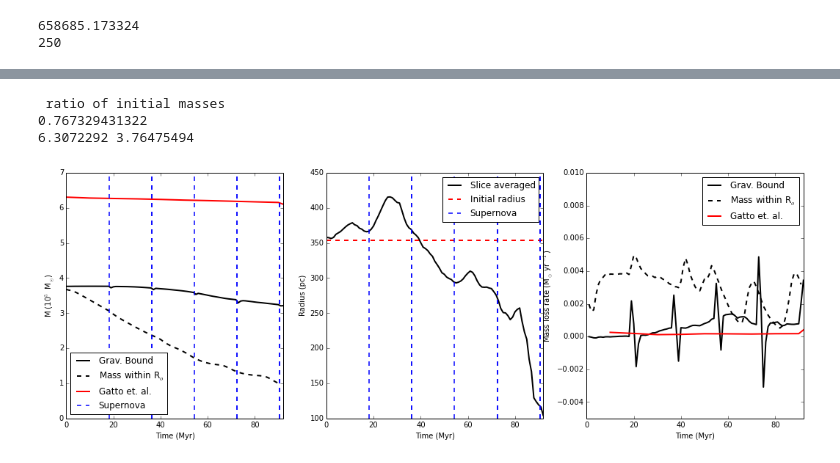
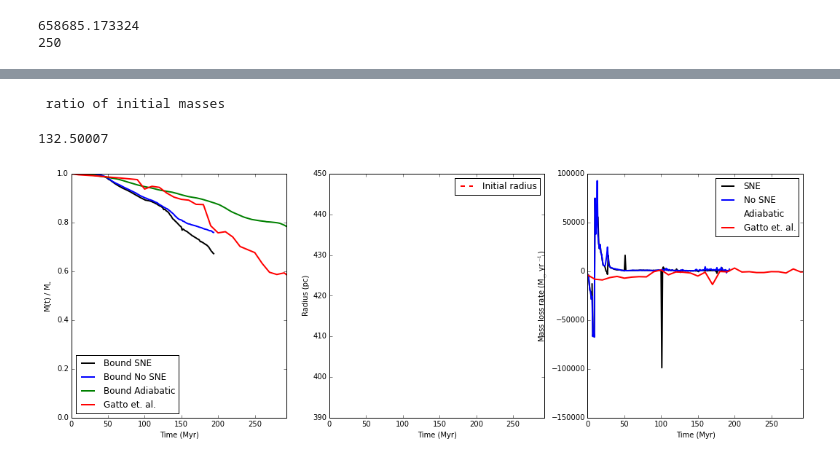
Before and after one commit to aemerick/dwarfs, a Jupyter notebook: analysis/plot/mass_radius_evolution.ipynb, the cells around one changed output, grey strips where cells are left out. Saved outputs shown, nothing was run; the diff lists cells and outputs as text; code cells hidden in the pictures.

```diff
--- a/analysis/plot/mass_radius_evolution.ipynb
+++ b/analysis/plot/mass_radius_evolution.ipynb
@@ -96,3 +118,0 @@ No SBcreate.dat found at /home/emerick/Research/dwarfs/flash_runs/carina_test_fu
-# %%
-fpath = '/home/emerick/Research/dwarfs/flash_runs/carina_test_full/'
-sim = dw.simulation("dwarf_fullp_hdf5", "flash.par", ds_dir = fpath, exact_times = True)
@@ -111,8 +119,15 @@ No SBcreate.dat found at /home/emerick/Research/dwarfs/flash_runs/carina_test_fu
 # %%
-mass_bound = np.genfromtxt(fpath + "grav_bound_mass_finalized.dat",names=True)
-mass_cont  = np.genfromtxt(fpath + "contained_mass_r0_0-91.dat",names=True)
-rad_slice  = np.genfromtxt(fpath + "density_slice_radius.dat",names=True)
-mass_cont['m'] = mass_cont['m'] / cgs.Msun
+mass_sne = np.genfromtxt(fpath + "lowres/mass_evol_0-194.dat",names=True)
+mass_nosne = np.genfromtxt(fpath + "lowres_nosne/mass_evol_0-194.dat",names=True)
+mass_adiabatic = np.genfromtxt(fpath + "../carina_adiabatic/mass_evolution_0-300.dat",names=True)
+
+mdot_sne = -1.0*deriv(mass_sne['m'],mass_sne['t']*1.0E6) # solar masses per Myr
+mdot_nosne = -1.0*deriv(mass_nosne['m'],mass_nosne['t']*1.0E6)
+mdot_adiabatic = -1.0*deriv(mass_adiabatic['m'],mass_adiabatic['t']*1.0E6)
+
+#mass_cont  = np.genfromtxt(fpath + "contained_mass_r0_0-91.dat",names=True)
+#rad_slice  = np.genfromtxt(fpath + "density_slice_radius.dat",names=True)
+#mass_cont['m'] = mass_cont['m'] / cgs.Msun
 # %%
 r0 = sim.radius.convert_to_units('pc').value
 # %%
@@ -128,11 +139,10 @@ print SB_times
 cdata = np.genfromtxt('CarMedMidMass.dat',names=True)
 mass_carina = cdata['M'] * 1.0E4
 time_carina = cdata['t'] * 10.0
+mdot_carina = deriv(mass_carina,time_carina*1.0E6)
 # %%
 print " ratio of initial masses"
-print mass_carina[0] / (1.31*mass_bound['m'][0] / 0.6)
-print mass_carina[0]/1.0E5, mass_bound['m'][0]/1.0E5
+#print mass_carina[0] / (1.31*mass_bound['m'][0] / 0.6)
+#print mass_carina[0]/1.0E5, mass_bound['m'][0]/1.0E5
 # %% [output]
  ratio of initial masses
-0.767329431322
-6.3072292 3.76475494
@@ -149,42 +149,51 @@ Mdot_r= -1 * Mdot_r
 # %%
-dt_bound = dt_bound / 1.0E6; dt_cont=dt_cont/1.0E6; dt_car=dt_car/1.0E6
+    #dt_bound = dt_bound / 1.0E6; dt_cont=dt_cont/1.0E6; dt_car=dt_car/1.0E6
+print mass_carina[52]
+# %% [output]
+132.50007
 # %%
 fig = plt.figure(figsize=[18,6])
 ax1 = fig.add_subplot(1,3,1)
 
-ax1.plot(mass_bound['t'], mass_bound['m']/1.0E5, lw = 2, color = 'black', label = "Grav. Bound")
-ax1.plot(mass_cont['t'] , mass_cont['m']/1.0E5, lw=2, color ='black', ls='--', label=r"Mass within R$_{o}$")
-ax1.plot(time_carina,mass_carina/1.0E5, lw=2, color='red',label='Gatto et. al.')
-ax1.set_ylabel(r'M (10$^5$ M$_{\odot}$)'); ax1.set_xlabel(r'Time (Myr)')
+
+
+ax1.plot(mass_sne['t'], mass_sne['m']/mass_sne['m'][0], lw = 2, color = 'black', label = "Bound SNE")
+ax1.plot(mass_nosne['t'] , mass_nosne['m']/mass_nosne['m'][0], lw=2, color ='blue', ls='-', label=r"Bound No SNE")
+ax1.plot(mass_adiabatic['t'] , mass_adiabatic['m']/mass_adiabatic['m'][0], lw=2, color ='green', ls='-', label=r"Bound Adiabatic")
+ax1.plot(time_carina,mass_carina/mass_carina[0], lw=2, color='red',label='Gatto et. al.')
+#ax1.set_ylabel(r'M (10$^5$ M$_{\odot}$)')
+ax1.set_ylabel(r'M(t) / M$_{o}$')
+ax1.set_xlabel(r'Time (Myr)'); ax1.set_ylim(0,1)
 
 
 ax2 = fig.add_subplot(1,3,2)
-ax2.plot(rad_slice['t'], rad_slice['r'], lw = 2, color ='black', label = 'Slice averaged')
+#ax2.plot(rad_slice['t'], rad_slice['r'], lw = 2, color ='black', label = 'Slice averaged')
 ax2.set_ylabel(r'Radius (pc)'); ax2.set_xlabel(r'Time (Myr)')
 ax2.plot(ax2.get_xlim(),[r0,r0],lw=2,color='red',ls='--',label='Initial radius')
 
 ax3 = fig.add_subplot(1,3,3)
-ax3.plot(mass_bound['t'][0:-1] + dt_bound, Mdot_grav, lw=2, color='black', label = "Grav. Bound")
-ax3.plot(mass_cont['t'][0:-1] + dt_cont,     Mdot_r, lw=2, color='black', ls='--', label = r"Mass within R$_{o}$")
-ax3.plot(time_carina[0:-1] + dt_car, Mdot_car, color = 'red', label="Gatto et. al.", lw=2)
+ax3.plot(mass_sne['t'][0:-1], mdot_sne, lw=2, color='black', label = "SNE")
+ax3.plot(mass_nosne['t'][0:-1],  mdot_nosne, lw=2, color='blue', ls='-', label = r"No SNE")
+ax3.plot(mass_adiabatic['t'][0:-1], mdot_adiabatic, lw=2, color='green',ls='0', label = r'Adiabatic')
+ax3.plot(time_carina[0:-1], mdot_carina, color = 'red', label="Gatto et. al.", lw=2)
 ax3.set_ylabel(r'Mass loss rate (M$_{\odot}$ yr $^{-1}$)'); ax3.set_xlabel(r'Time (Myr)')
-ax3.set_ylim(-0.005,0.01)
+#ax3.set_ylim(0.00,0.1)
 
 
-for sntime in SN_times[0:-1]:
-    sntime = sntime.value
-    ax1.plot([sntime,sntime],ax1.get_ylim(),lw=1.5,color='blue',ls='--')
-    ax2.plot([sntime,sntime],ax2.get_ylim(),lw=1.5,color='blue',ls='--')
+#for sntime in SN_times[0:-1]:
+#    sntime = sntime.value
+#    ax1.plot([sntime,sntime],ax1.get_ylim(),lw=1.5,color='blue',ls='--')
+#    ax2.plot([sntime,sntime],ax2.get_ylim(),lw=1.5,color='blue',ls='--')
 
-ax1.plot([SN_times[-1],SN_times[-1]],ax1.get_ylim(),lw=1.5,color='blue',ls='--',label = "Supernova")
-ax2.plot([SN_times[-1],SN_times[-1]],ax2.get_ylim(),lw=1.5,color='blue',ls='--',label = "Supernova")
+#ax1.plot([SN_times[-1],SN_times[-1]],ax1.get_ylim(),lw=1.5,color='blue',ls='--',label = "Supernova")
+#ax2.plot([SN_times[-1],SN_times[-1]],ax2.get_ylim(),lw=1.5,color='blue',ls='--',label = "Supernova")
 
 for ax in [ax1,ax2,ax3]:
-    ax.set_xlim(0.0,np.max(mass_bound['t']))
+    ax.set_xlim(0.0,np.max( np.array([np.max(mass_sne['t']), np.max(mass_nosne['t']), np.max(mass_adiabatic['t'])])))
     ax.legend(loc='best')
 fig.savefig(fpath + "plots/mass_radius_evolution.png")
 # %% [output]
-[figure, old version]
+[figure, new version]
 # %%
 fig, ax1 = plt.subplots()
 
```
Also changed, not shown: parts of 9 cells of this notebook.
